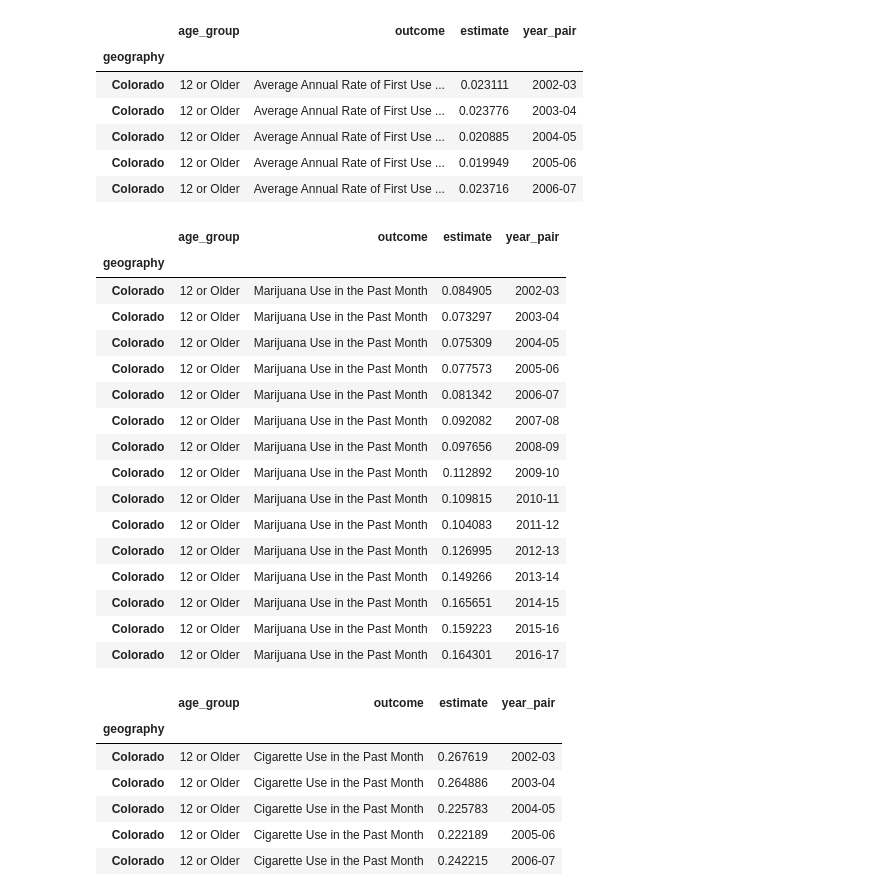
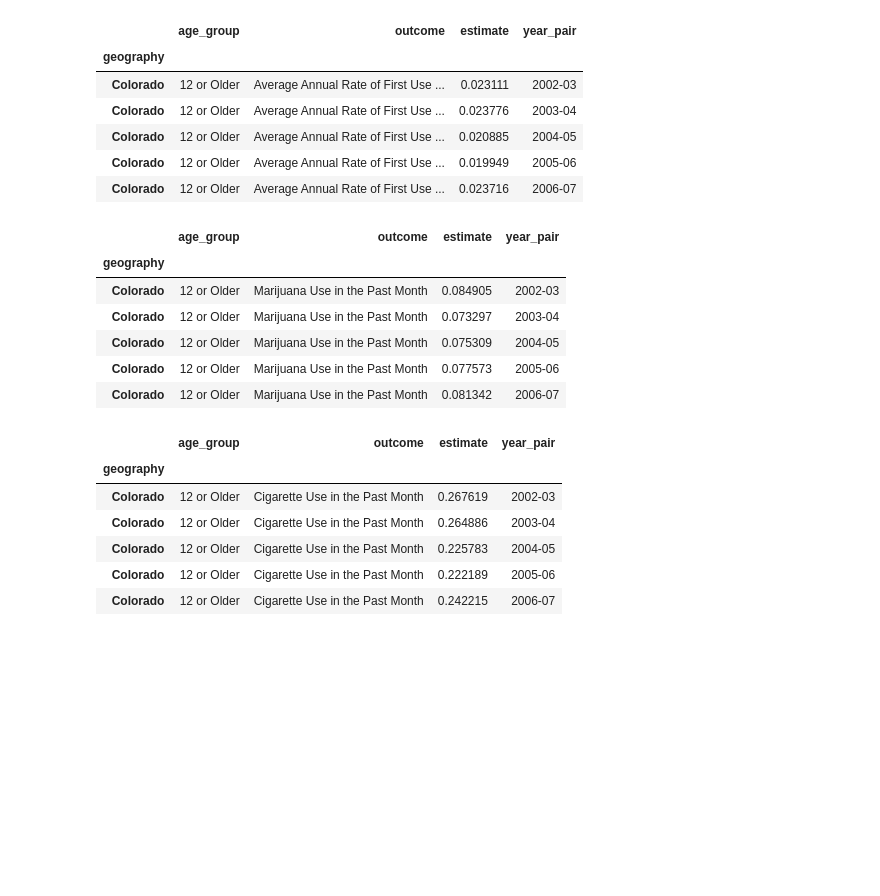
Before and after one commit to zdsteele/Project_1, a Jupyter notebook: Drug_Data_Years_Zach/Concatenated_df.ipynb, the cells around one changed output. Cells and saved outputs as stored; diff of their text form; code cells hidden in the pictures; blank space fills up the shorter version.

```diff
--- a/Drug_Data_Years_Zach/Concatenated_df.ipynb
+++ b/Drug_Data_Years_Zach/Concatenated_df.ipynb
@@ -37,27 +37,17 @@ Colorado_First_Use_df.head()
 # %%
 # Colorado Ages 12 or Older Marijuana Use in the Past Month
 Colorado_Mar_df = Colorado_loc.loc[Colorado_loc["outcome"] == "Marijuana Use in the Past Month"]
 Colorado_age12 = Colorado_Mar_df.loc[Colorado_Mar_df["age_group"] == "12 or Older"]
 Col_Plot = Colorado_age12.drop_duplicates(subset='year_pair', keep="last")
-Col_Plot
+Col_Plot.head()
 # %% [output]
 |  | age_group | outcome | estimate | year_pair |
 | geography |  |  |  |  |
 | Colorado | 12 or Older | Marijuana Use in the Past Month | 0.084905 | 2002-03 |
 | Colorado | 12 or Older | Marijuana Use in the Past Month | 0.073297 | 2003-04 |
 | Colorado | 12 or Older | Marijuana Use in the Past Month | 0.075309 | 2004-05 |
 | Colorado | 12 or Older | Marijuana Use in the Past Month | 0.077573 | 2005-06 |
 | Colorado | 12 or Older | Marijuana Use in the Past Month | 0.081342 | 2006-07 |
-| Colorado | 12 or Older | Marijuana Use in the Past Month | 0.092082 | 2007-08 |
-| Colorado | 12 or Older | Marijuana Use in the Past Month | 0.097656 | 2008-09 |
-| Colorado | 12 or Older | Marijuana Use in the Past Month | 0.112892 | 2009-10 |
-| Colorado | 12 or Older | Marijuana Use in the Past Month | 0.109815 | 2010-11 |
-| Colorado | 12 or Older | Marijuana Use in the Past Month | 0.104083 | 2011-12 |
-| Colorado | 12 or Older | Marijuana Use in the Past Month | 0.126995 | 2012-13 |
-| Colorado | 12 or Older | Marijuana Use in the Past Month | 0.149266 | 2013-14 |
-| Colorado | 12 or Older | Marijuana Use in the Past Month | 0.165651 | 2014-15 |
-| Colorado | 12 or Older | Marijuana Use in the Past Month | 0.159223 | 2015-16 |
-| Colorado | 12 or Older | Marijuana Use in the Past Month | 0.164301 | 2016-17 |
 # %%
 # Colorado Ages 12 or Older Cigarrete Use in the Past Month
 Colorado_Cig_df = Colorado_loc.loc[Colorado_loc["outcome"] == "Cigarette Use in the Past Month"]
```
Also changed, not shown: parts of 5 cells of this notebook, 4 other files.
